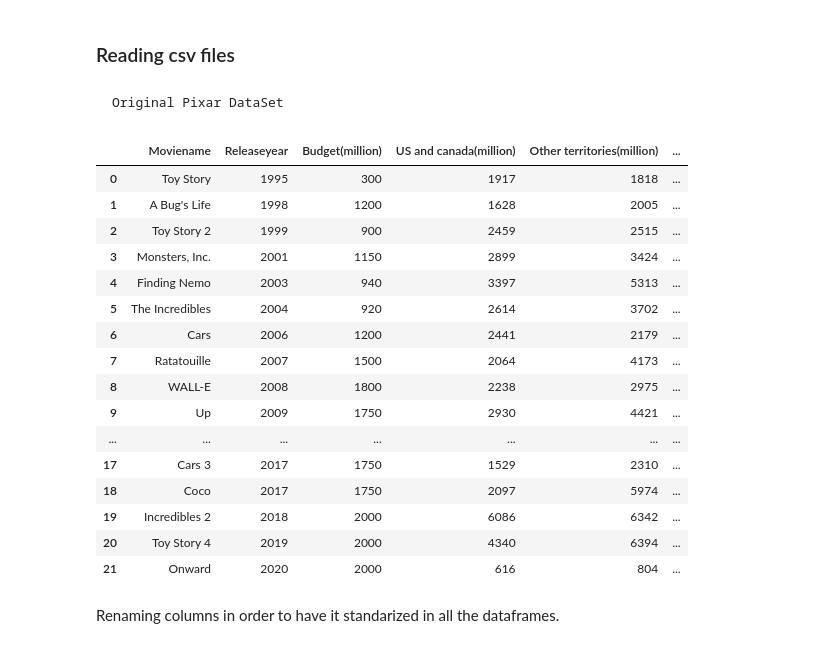
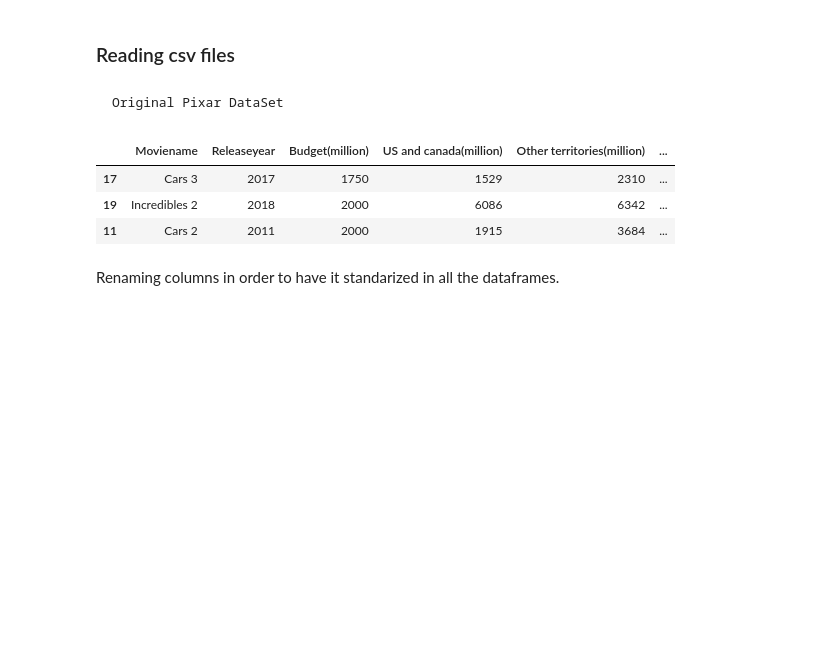
Before and after one commit to niniet98/PROJECT-II, a Jupyter notebook: notebooks/transforming.ipynb, the cells around one changed output. Cells and saved outputs as stored; diff of their text form; code cells hidden in the pictures; blank space fills up the shorter version.

```diff
--- a/notebooks/transforming.ipynb
+++ b/notebooks/transforming.ipynb
@@ -9,25 +9,12 @@ import re
     Original Pixar DataSet
 # %%
 original_df = pd.read_csv('../data/pixar__studio12.csv')
-original_df
+original_df.sample(3)
 # %% [output]
 |  | Moviename | Releaseyear | Budget(million) | US and canada(million) | Other territories(million) | ... |
-| 0 | Toy Story | 1995 | 300 | 1917 | 1818 | ... |
-| 1 | A Bug's Life | 1998 | 1200 | 1628 | 2005 | ... |
-| 2 | Toy Story 2 | 1999 | 900 | 2459 | 2515 | ... |
-| 3 | Monsters, Inc. | 2001 | 1150 | 2899 | 3424 | ... |
-| 4 | Finding Nemo | 2003 | 940 | 3397 | 5313 | ... |
-| 5 | The Incredibles | 2004 | 920 | 2614 | 3702 | ... |
-| 6 | Cars | 2006 | 1200 | 2441 | 2179 | ... |
-| 7 | Ratatouille | 2007 | 1500 | 2064 | 4173 | ... |
-| 8 | WALL-E | 2008 | 1800 | 2238 | 2975 | ... |
-| 9 | Up | 2009 | 1750 | 2930 | 4421 | ... |
-| ... | ... | ... | ... | ... | ... | ... |
 | 17 | Cars 3 | 2017 | 1750 | 1529 | 2310 | ... |
-| 18 | Coco | 2017 | 1750 | 2097 | 5974 | ... |
 | 19 | Incredibles 2 | 2018 | 2000 | 6086 | 6342 | ... |
-| 20 | Toy Story 4 | 2019 | 2000 | 4340 | 6394 | ... |
-| 21 | Onward | 2020 | 2000 | 616 | 804 | ... |
+| 11 | Cars 2 | 2011 | 2000 | 1915 | 3684 | ... |
 # %% [markdown]
 Renaming columns in order to have it standarized in all the dataframes.
 # %%
```
Also changed, not shown: parts of 1 cell of this notebook, 3 other files.
